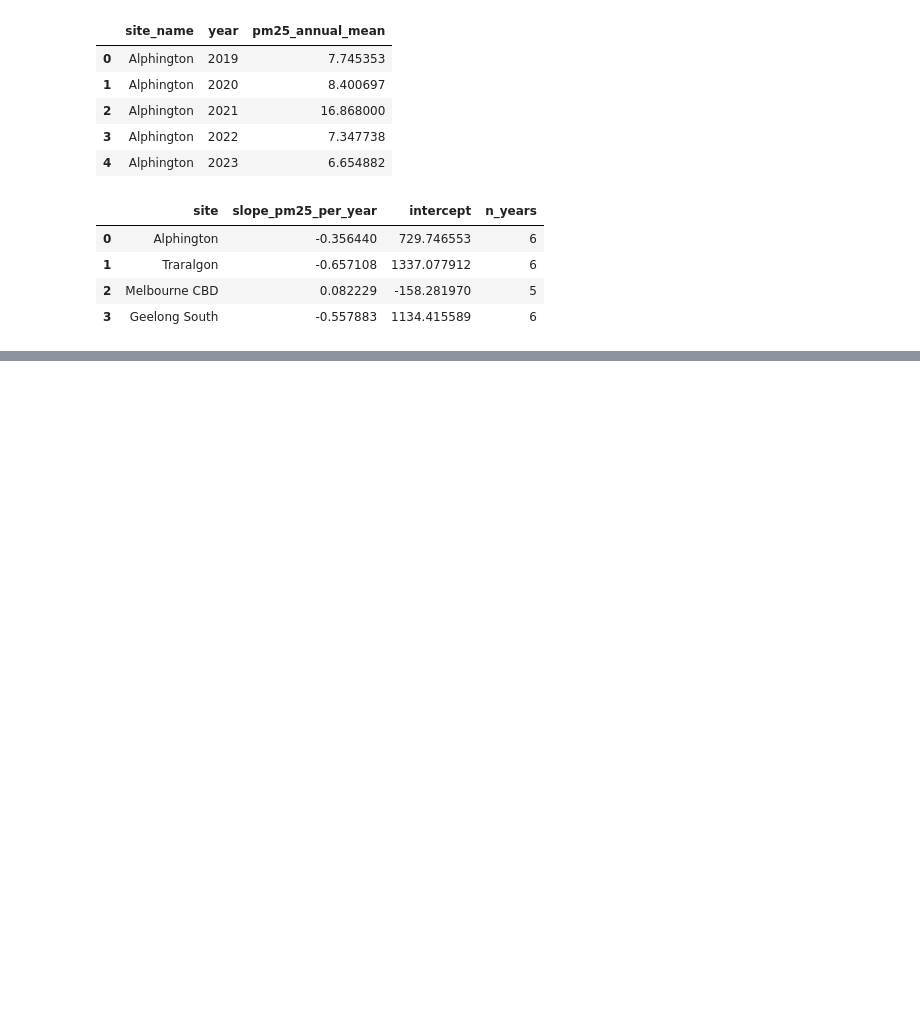
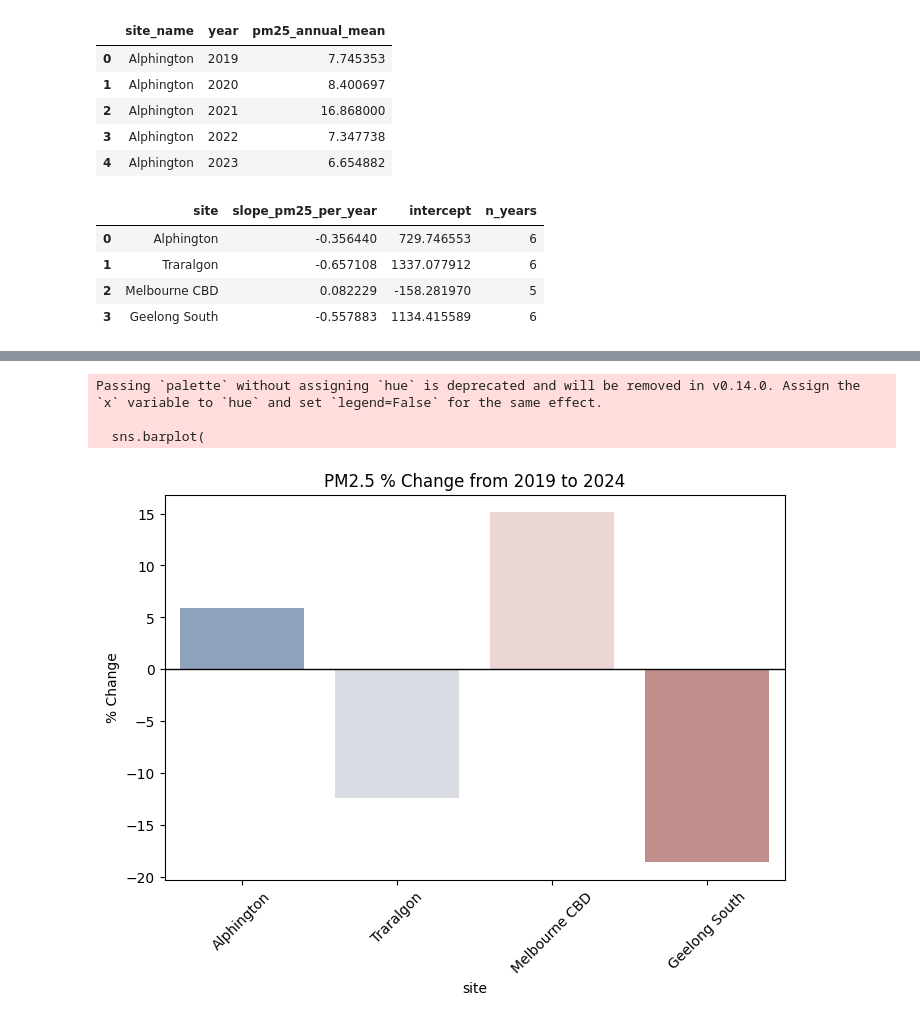
Before and after one commit to therealestchris/mel-air-norms-now, a Jupyter notebook: notebooks/data-analysis.ipynb, the cells around one changed output, grey strips where cells are left out. Saved outputs shown, nothing was run; the diff lists cells and outputs as text; code cells hidden in the pictures; blank space fills up the shorter version.

```diff
--- a/notebooks/data-analysis.ipynb
+++ b/notebooks/data-analysis.ipynb
@@ -190,0 +273,18 @@ pd.DataFrame(slopes)
+# %%
+plt.figure(figsize=(8,5))
+sns.barplot(
+    data=trend_summary,
+    x="site",
+    y="pct_change_2019_2024",
+    palette="vlag"
+)
+plt.axhline(0, color="black", linewidth=1)
+plt.title("PM2.5 % Change from 2019 to 2024")
+plt.ylabel("% Change")
+plt.xticks(rotation=45)
+plt.show()
+# %% [output]
+Passing `palette` without assigning `hue` is deprecated and will be removed in v0.14.0. Assign the `x` variable to `hue` and set `legend=False` for the same effect.
+
+  sns.barplot(
+[figure, added]
```
Also changed, not shown: parts of 6 cells of this notebook.
